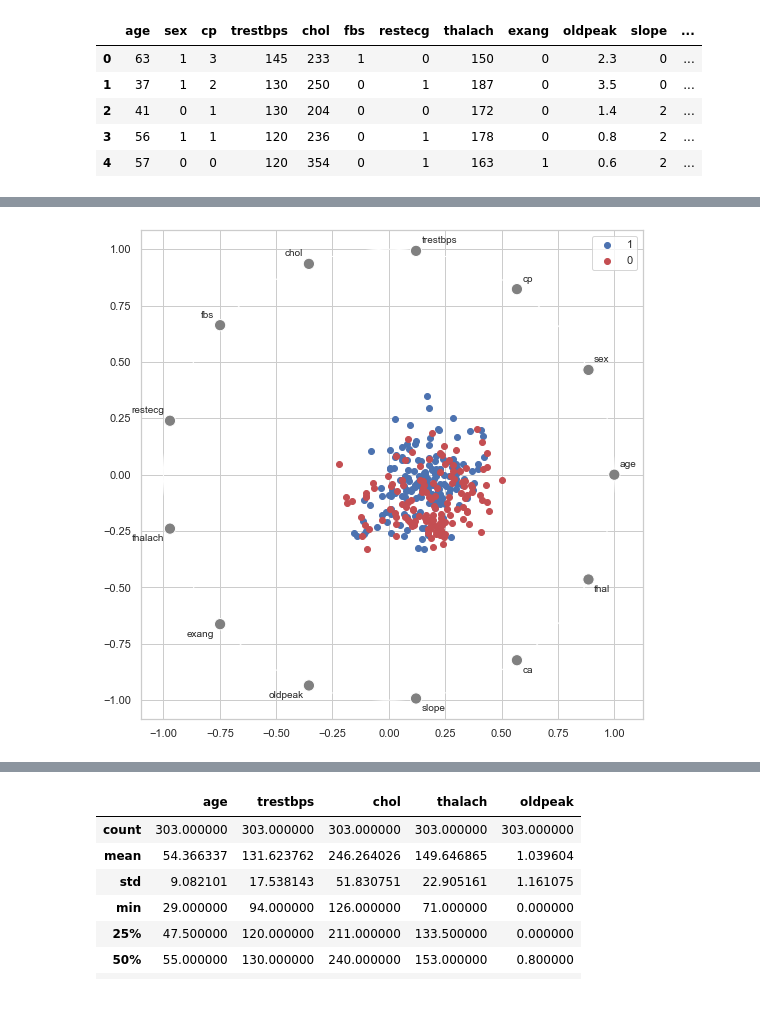
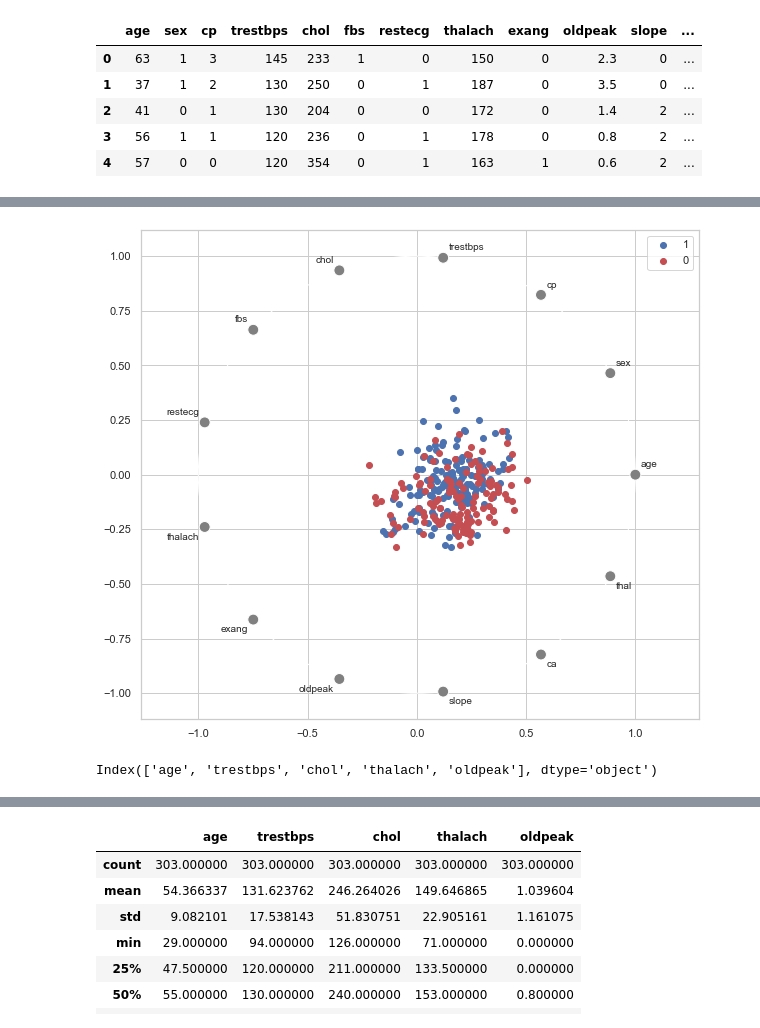
Before and after one commit to wincenzo/regressor, a Jupyter notebook: Regression_Class.ipynb, the cells around one changed output, grey strips where cells are left out. Drawn from its saved outputs; the diff is of its cells as text; code cells hidden in the pictures.

```diff
--- a/Regression_Class.ipynb
+++ b/Regression_Class.ipynb
@@ -43,7 +43,16 @@ df.groupby('target').std()
 | 0 | 7.962082 | 0.380416 | 0.905920 | 18.729944 | 49.454614 | 0.367401 | 0.541321 | 22.598782 | 0.499232 | 1.300340 | 0.561324 | ... |
 | 1 | 9.550651 | 0.497444 | 0.952222 | 16.169613 | 53.552872 | 0.347412 | 0.504818 | 19.174276 | 0.347412 | 0.780683 | 0.593635 | ... |
 # %%
-plt.figure(figsize=(9,9))
+plt.figure(figsize=(10,9))
+sns.despine()
 pd.plotting.radviz(df, 'target', color=('b','r'));
 # %% [output]
-[figure, old version]
+[figure, new version]
+# %%
+cat_col = ['sex', 'cp', 'fbs', 'restecg', 'exang', 'slope', 'ca', 'thal', 'target']
+#cat_col = ['sex', 'fbs', 'exang', 'target']
+df[cat_col] = df[cat_col].astype('category')
+num_col = df.columns[df.dtypes != 'category']
+num_col
+# %% [output]
+Index(['age', 'trestbps', 'chol', 'thalach', 'oldpeak'], dtype='object')
```
Also changed, not shown: parts of 26 cells of this notebook.
